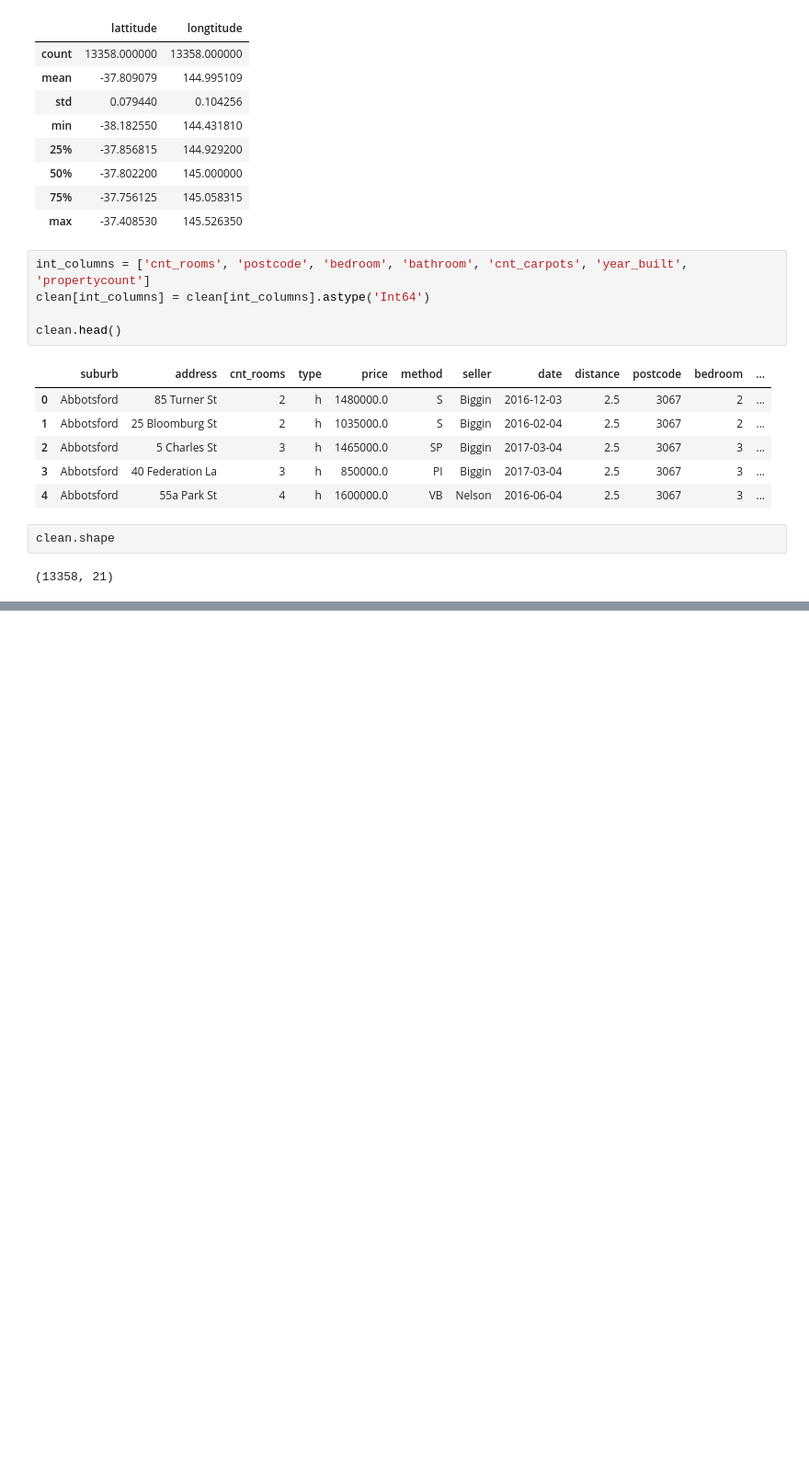
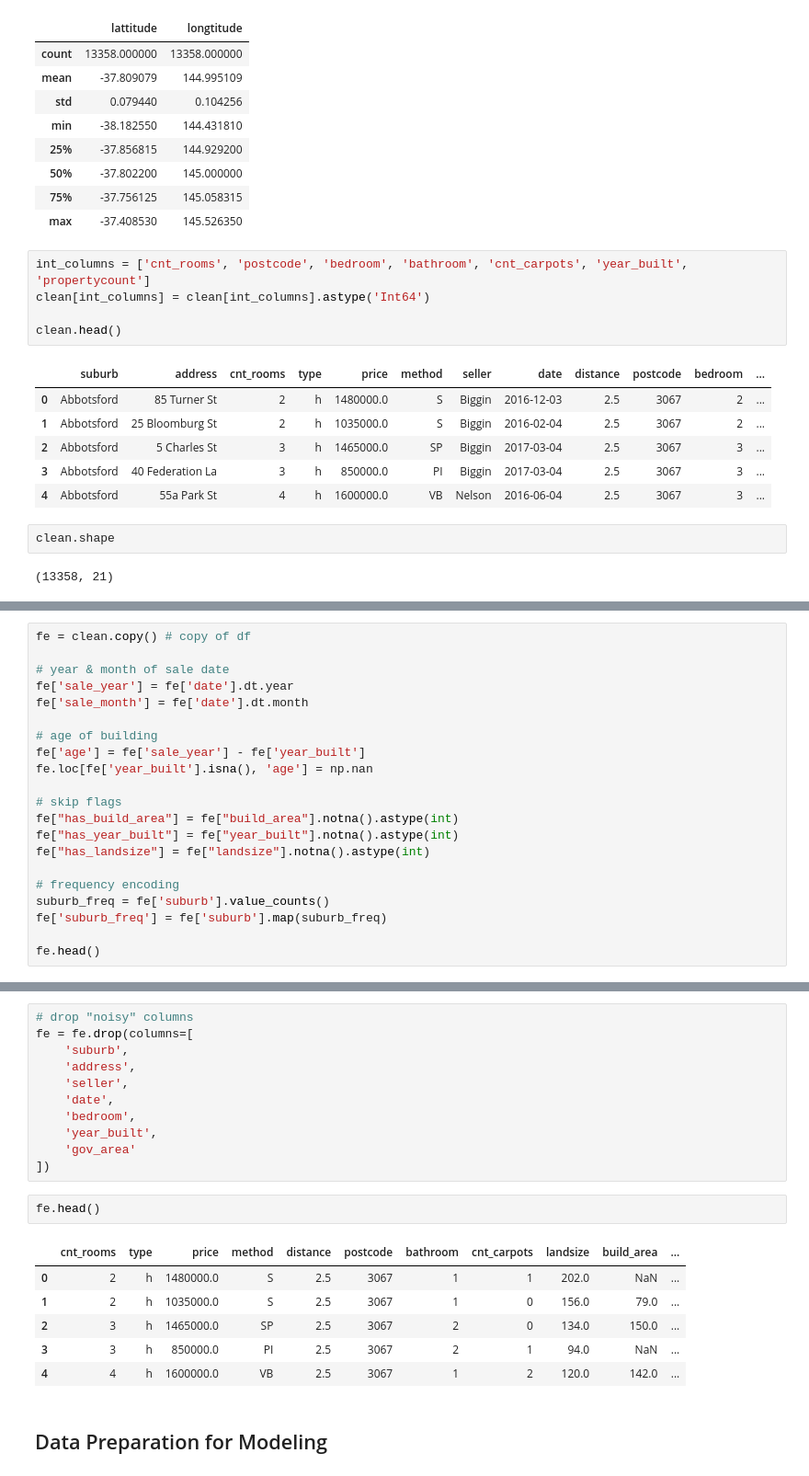
Before and after one commit to NadiiaIvashchuk/melbourne-housing-project, a Jupyter notebook: notebooks/melbourne_housing_project.ipynb, the cells around one changed output, grey strips where cells are left out. Shown at 92% size. Drawn from its saved outputs; the diff is of its cells as text; blank space fills up the shorter version.

Commit message:
Data Preparation for Modeling - in process

```diff
--- a/notebooks/melbourne_housing_project.ipynb
+++ b/notebooks/melbourne_housing_project.ipynb
@@ -476,0 +551,21 @@ dtype: int64
+# %%
+fe = clean.copy() # copy of df
+
+# year & month of sale date
+fe['sale_year'] = fe['date'].dt.year
+fe['sale_month'] = fe['date'].dt.month
+
+# age of building
+fe['age'] = fe['sale_year'] - fe['year_built']
+fe.loc[fe['year_built'].isna(), 'age'] = np.nan
+
+# skip flags
+fe["has_build_area"] = fe["build_area"].notna().astype(int)
+fe["has_year_built"] = fe["year_built"].notna().astype(int)
+fe["has_landsize"] = fe["landsize"].notna().astype(int)
+
+# frequency encoding
+suburb_freq = fe['suburb'].value_counts()
+fe['suburb_freq'] = fe['suburb'].map(suburb_freq)
+
+fe.head()
@@ -476,0 +579,22 @@ dtype: int64
+# %%
+# drop "noisy" columns
+fe = fe.drop(columns=[
+    'suburb',
+    'address',
+    'seller',
+    'date',
+    'bedroom',
+    'year_built',
+    'gov_area'
+])
+# %%
+fe.head()
+# %% [output]
+|  | cnt_rooms | type | price | method | distance | postcode | bathroom | cnt_carpots | landsize | build_area | ... |
+| 0 | 2 | h | 1480000.0 | S | 2.5 | 3067 | 1 | 1 | 202.0 | NaN | ... |
+| 1 | 2 | h | 1035000.0 | S | 2.5 | 3067 | 1 | 0 | 156.0 | 79.0 | ... |
+| 2 | 3 | h | 1465000.0 | SP | 2.5 | 3067 | 2 | 0 | 134.0 | 150.0 | ... |
+| 3 | 3 | h | 850000.0 | PI | 2.5 | 3067 | 2 | 1 | 94.0 | NaN | ... |
+| 4 | 4 | h | 1600000.0 | VB | 2.5 | 3067 | 1 | 2 | 120.0 | 142.0 | ... |
+# %% [markdown]
+## Data Preparation for Modeling
```
Also changed, not shown: parts of 35 cells of this notebook.
